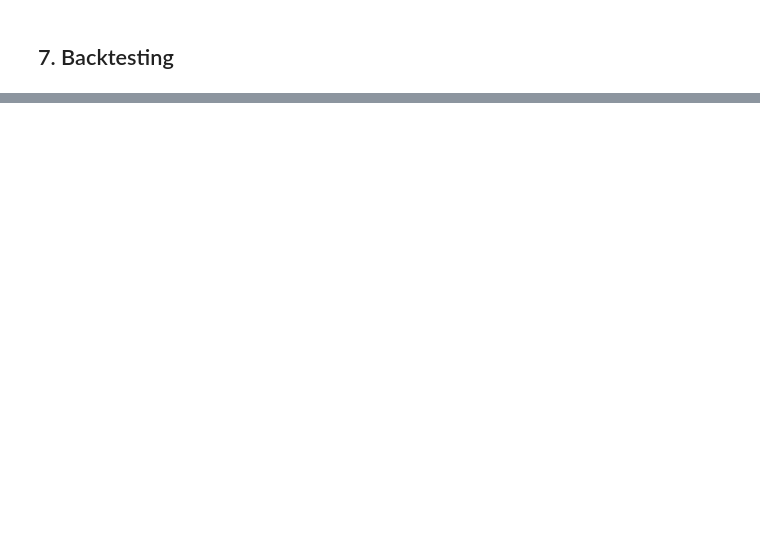
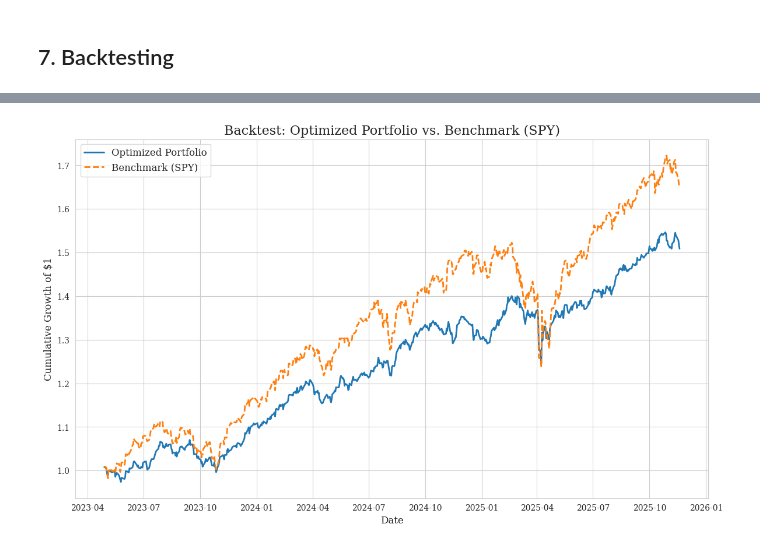
Before and after one commit to abhisuj/MSDS-451-TermProject, a Jupyter notebook: AGIG_ETF_Optimization.ipynb, the cells around one changed output, grey strips where cells are left out. Cells and saved outputs as stored; diff of their text form; code cells hidden in the pictures; blank space fills up the shorter version.

```diff
--- a/AGIG_ETF_Optimization.ipynb
+++ b/AGIG_ETF_Optimization.ipynb
@@ -674,0 +3025,80 @@ Backtest Performance Summary:
+# %%
+import pandas as pd
+import numpy as np
+import matplotlib.pyplot as plt
+
+# --- 1. Select the Best Portfolio for Backtesting ---
+print("Selecting portfolio with the highest Sharpe Ratio for backtesting...")
+best_sharpe_idx = pareto_results['Sharpe'].idxmax()
+selected_portfolio = pareto_results.loc[best_sharpe_idx]
+selected_weights = selected_portfolio[PORTFOLIO_TICKERS]
+
+print("\nSelected Portfolio Weights (allocations > 1%):")
+display(selected_weights[selected_weights > 0.01].sort_values(ascending=False))
+
+# --- 2. Calculate Historical Performance ---
+# Use the ACTUAL returns from the test period, not the predicted returns
+test_dates_start = features_and_target_df.index[val_end + LOOKBACK_WINDOW]
+
+# Removed redundant calculations. Assuming 'price_df_pd' is the correct DataFrame.
+actual_returns_test = price_df_pd.loc[test_dates_start:, PORTFOLIO_TICKERS].pct_change().dropna()
+benchmark_returns_test = price_df_pd.loc[test_dates_start:, BENCHMARK_TICKER].pct_change().dropna()
+
+# Align indices before matrix multiplication
+aligned_weights = selected_weights.values
+aligned_returns, aligned_benchmark = actual_returns_test.align(benchmark_returns_test, join='inner', axis=0)
+
+portfolio_historical_returns = (aligned_returns * aligned_weights).sum(axis=1)
+
+# --- 3. Calculate Performance Metrics ---
+def calculate_metrics(returns, risk_free_rate=0.02):
+    """Calculates key performance metrics for a series of returns."""
+    if returns.empty:
+        return pd.Series({k: 'N/A' for k in ['Cumulative Return', 'Annualized Return', 'Annualized Volatility', 'Sharpe Ratio', 'Max Drawdown']})
+
+    cumulative_return = (1 + returns).prod() - 1
+    annualized_return = returns.mean() * 252
+    annualized_volatility = returns.std() * np.sqrt(252)
+    sharpe_ratio = (annualized_return - risk_free_rate) / annualized_volatility if annualized_volatility != 0 else 0
+
+    # Max Drawdown Calculation
+    cumulative_wealth = (1 + returns).cumprod()
+    peak = cumulative_wealth.cummax()
+    drawdown = (cumulative_wealth - peak) / peak
+    max_drawdown = drawdown.min()
+
+    return pd.Series({
+        'Cumulative Return': f"{cumulative_return:.2%}",
+        'Annualized Return': f"{annualized_return:.2%}",
+        'Annualized Volatility': f"{annualized_volatility:.2%}",
+        'Sharpe Ratio': f"{sharpe_ratio:.2f}",
+        'Max Drawdown': f"{max_drawdown:.2%}"
+    })
+
+# Define the risk-free rate as a constant for clarity
+RISK_FREE_RATE = 0.02
+portfolio_metrics = calculate_metrics(portfolio_historical_returns, risk_free_rate=RISK_FREE_RATE)
+benchmark_metrics = calculate_metrics(aligned_benchmark, risk_free_rate=RISK_FREE_RATE)
+
+performance_summary = pd.DataFrame({'Optimized Portfolio': portfolio_metrics, 'Benchmark (SPY)': benchmark_metrics})
+
+print("\nBacktest Performance Summary:")
+display(performance_summary)
+
+# --- 5. Visualize Performance ---
+plt.figure(figsize=(14, 8))
+
+# Use the pre-aligned returns series for consistency and robustness
+cumulative_portfolio_returns = (1 + portfolio_historical_returns).cumprod()
+cumulative_benchmark_returns = (1 + aligned_benchmark).cumprod()
+
+plt.plot(cumulative_portfolio_returns.index, cumulative_portfolio_returns, label='Optimized Portfolio', lw=2)
+plt.plot(cumulative_benchmark_returns.index, cumulative_benchmark_returns, label='Benchmark (SPY)', linestyle='--', lw=2)
+
+plt.title('Backtest: Optimized Portfolio vs. Benchmark (SPY)', fontsize=16)
+plt.xlabel('Date', fontsize=12)
+plt.ylabel('Cumulative Growth of $1', fontsize=12)
+plt.legend(fontsize=12)
+plt.grid(True)
+plt.show()
+# %% [output]
@@ -674,0 +3133 @@ Backtest Performance Summary:
+[figure, added]
```
Also changed, not shown: parts of 64 cells of this notebook.
